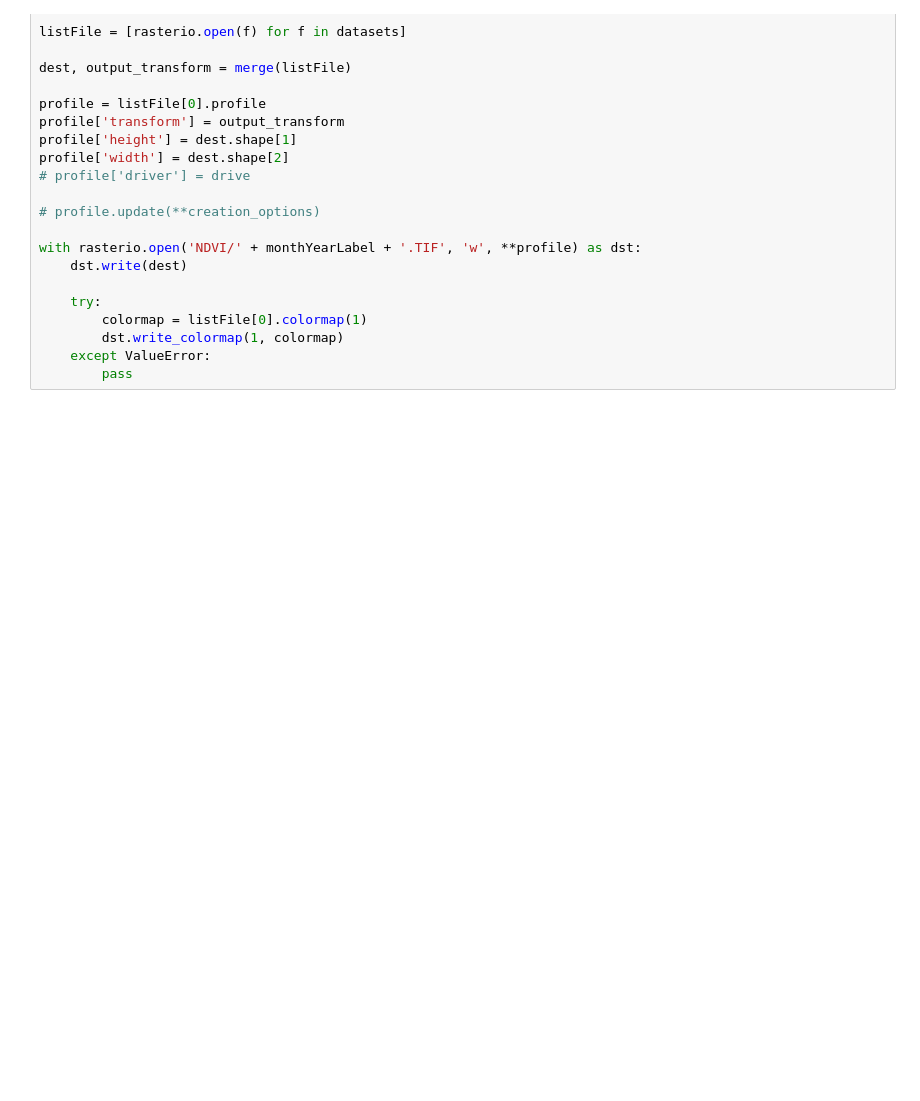
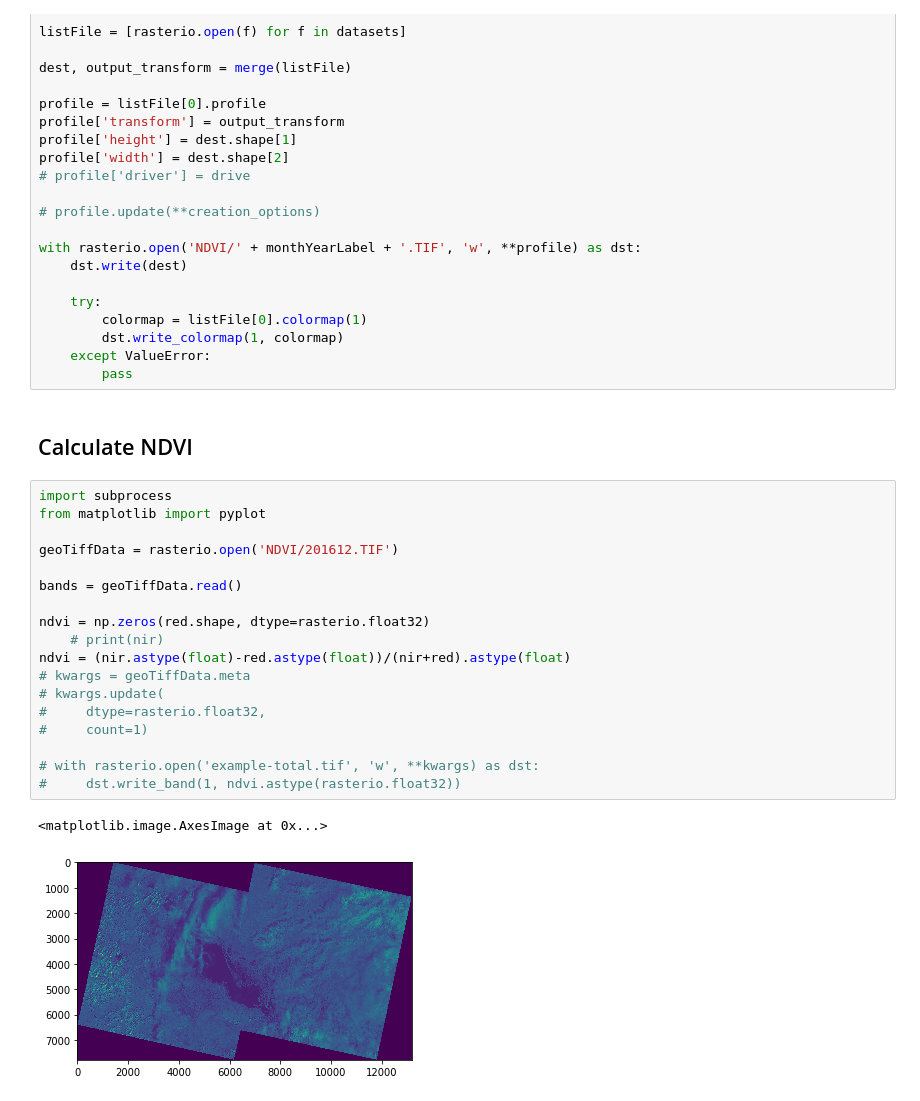
Before and after one commit to Hydroviet/Landsat-Imagery, a Jupyter notebook: CombineDataByMonth.ipynb, the cells around one changed output. Drawn from its saved outputs; the diff is of its cells as text; blank space fills up the shorter version.

Commit message:
Update NDVI

```diff
--- a/CombineDataByMonth.ipynb
+++ b/CombineDataByMonth.ipynb
@@ -47,3 +47,26 @@ with rasterio.open('NDVI/' + monthYearLabel + '.TIF', 'w', **profile) as dst:
         dst.write_colormap(1, colormap)
     except ValueError:
         pass
+# %% [markdown]
+## Calculate NDVI
+# %%
+import subprocess
+from matplotlib import pyplot
+
+geoTiffData = rasterio.open('NDVI/201612.TIF')
+
+bands = geoTiffData.read()
+
+ndvi = np.zeros(red.shape, dtype=rasterio.float32)
+    # print(nir)
+ndvi = (nir.astype(float)-red.astype(float))/(nir+red).astype(float)
+# kwargs = geoTiffData.meta
+# kwargs.update(
+#     dtype=rasterio.float32,
+#     count=1)
+
+# with rasterio.open('example-total.tif', 'w', **kwargs) as dst:
+#     dst.write_band(1, ndvi.astype(rasterio.float32))
+# %% [output]
+<matplotlib.image.AxesImage at 0x...>
+[figure, added]
```
Also changed, not shown: parts of 1 cell of this notebook.
